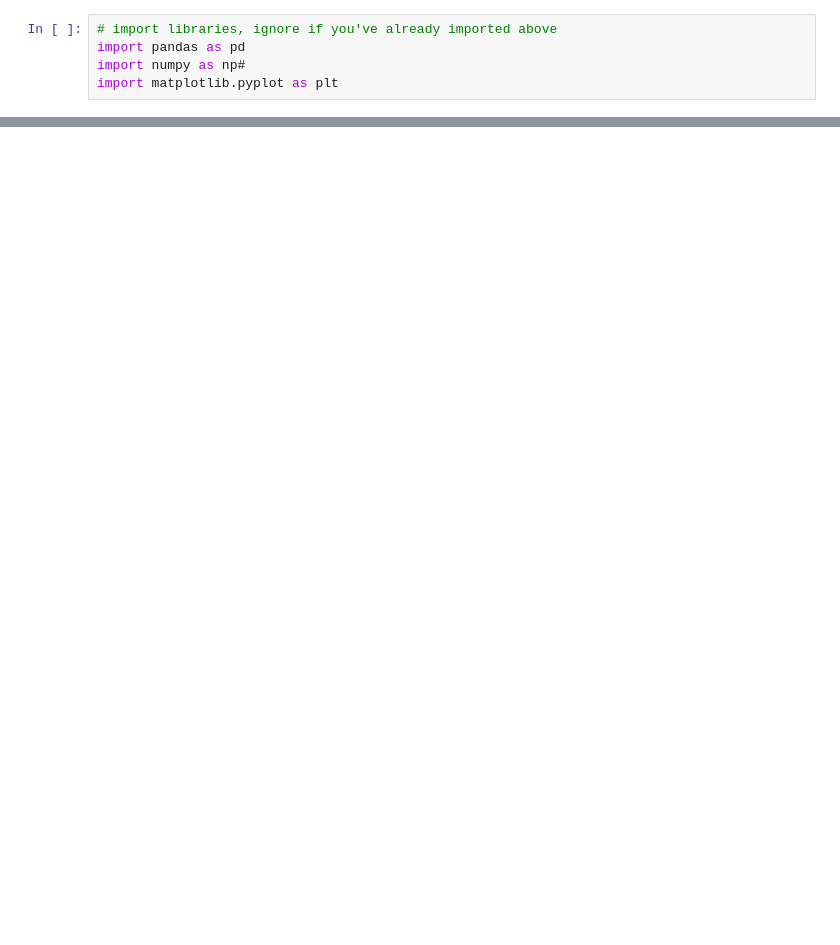
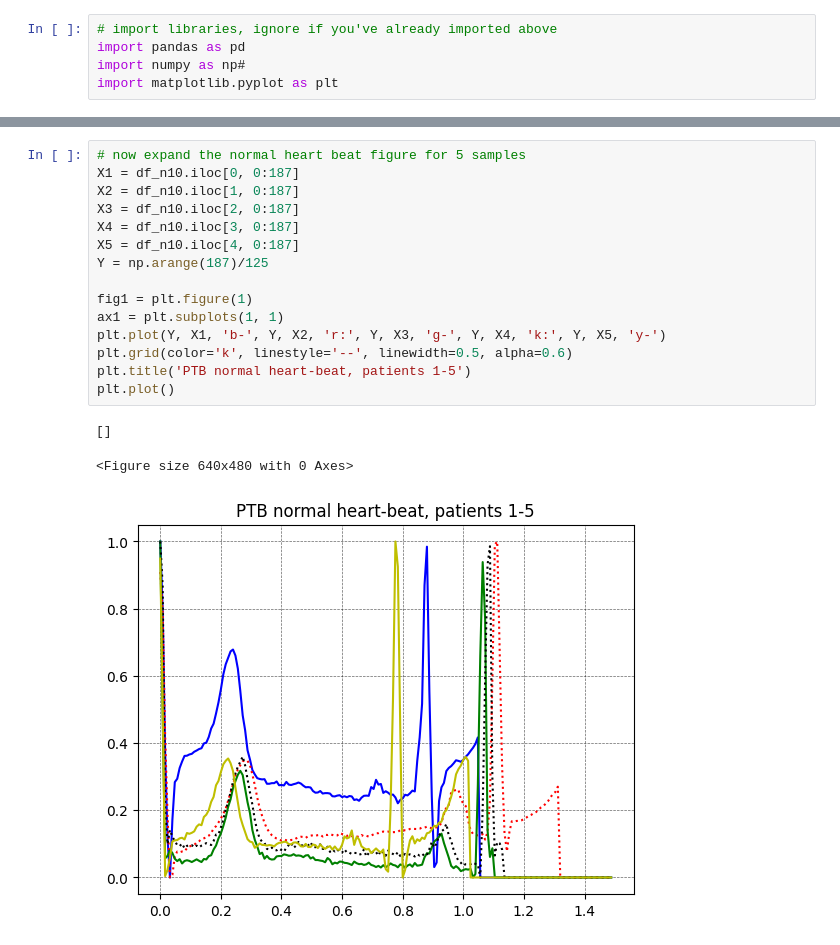
Before and after one commit to JennEYoon/ECG-transform, a Jupyter notebook: notebooks/demo_read_csv.ipynb, the cells around one changed output, grey strips where cells are left out. Cells and saved outputs as stored; diff of their text form; blank space fills up the shorter version.

```diff
--- a/notebooks/demo_read_csv.ipynb
+++ b/notebooks/demo_read_csv.ipynb
@@ -265,0 +285,19 @@ df_ab10.head(1)
+# %%
+# now expand the normal heart beat figure for 5 samples
+X1 = df_n10.iloc[0, 0:187]
+X2 = df_n10.iloc[1, 0:187]
+X3 = df_n10.iloc[2, 0:187]
+X4 = df_n10.iloc[3, 0:187]
+X5 = df_n10.iloc[4, 0:187]
+Y = np.arange(187)/125
+
+fig1 = plt.figure(1)
+ax1 = plt.subplots(1, 1)
+plt.plot(Y, X1, 'b-', Y, X2, 'r:', Y, X3, 'g-', Y, X4, 'k:', Y, X5, 'y-')
+plt.grid(color='k', linestyle='--', linewidth=0.5, alpha=0.6)
+plt.title('PTB normal heart-beat, patients 1-5')
+plt.plot()
+# %% [output]
+[]
+<Figure size 640x480 with 0 Axes>
+[figure, added]
```
Also changed, not shown: parts of 15 cells of this notebook.
